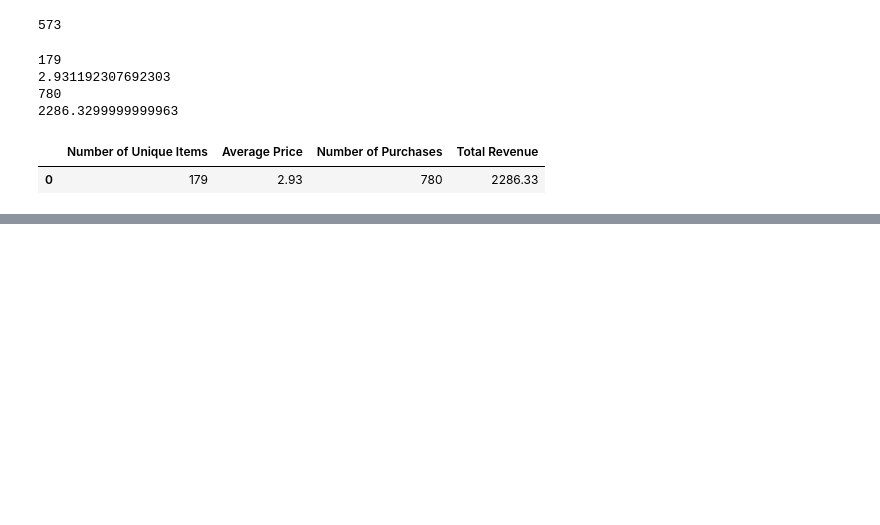
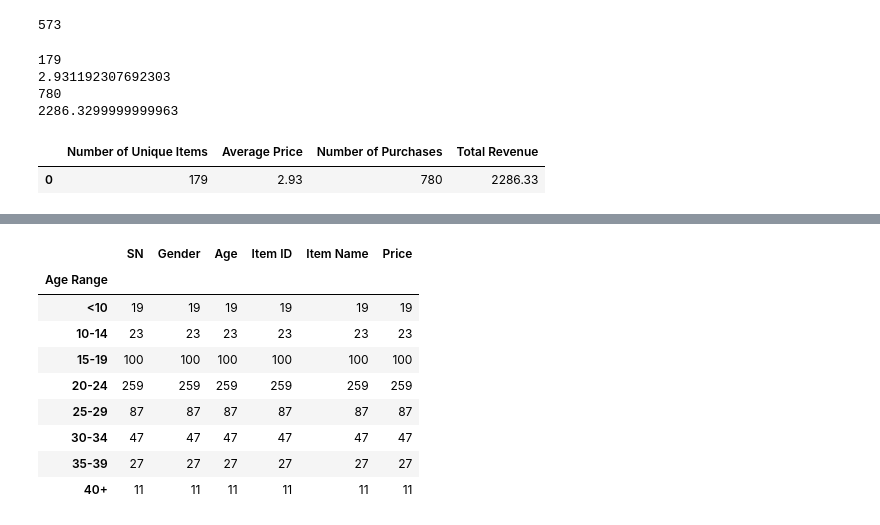
Before and after one commit to Jayleh/UCI, a Jupyter notebook: Homework4/HeroesOfPymoli/Heroes Of Pymoli Data Analysis.ipynb, the cells around one changed output, grey strips where cells are left out. Cells and saved outputs as stored; diff of their text form; code cells hidden in the pictures; blank space fills up the shorter version.

Commit message:
completed age demographics analysis

```diff
--- a/Homework4/HeroesOfPymoli/Heroes Of Pymoli Data Analysis.ipynb
+++ b/Homework4/HeroesOfPymoli/Heroes Of Pymoli Data Analysis.ipynb
@@ -164,0 +179,7 @@ gender_indexed
+# %%
+# Create bins for Age Demographics Analysis
+bins = [2, 9, 14, 19, 24, 29, 34, 39, 99]
+labels = ['<10', '10-14', '15-19', '20-24', '25-29', '30-34', '35-39', '40+']
+
+unique_heroes_df['Age Range'] = pd.cut(unique_heroes_df['Age'], bins=bins, labels=labels)
+unique_heroes_df.head()
@@ -164,0 +197,15 @@ gender_indexed
+# %%
+# Group by age range
+grouped_age_range = unique_heroes_df.groupby(['Age Range']).count()
+grouped_age_range
+# %% [output]
+|  | SN | Gender | Age | Item ID | Item Name | Price |
+| Age Range |  |  |  |  |  |  |
+| <10 | 19 | 19 | 19 | 19 | 19 | 19 |
+| 10-14 | 23 | 23 | 23 | 23 | 23 | 23 |
+| 15-19 | 100 | 100 | 100 | 100 | 100 | 100 |
+| 20-24 | 259 | 259 | 259 | 259 | 259 | 259 |
+| 25-29 | 87 | 87 | 87 | 87 | 87 | 87 |
+| 30-34 | 47 | 47 | 47 | 47 | 47 | 47 |
+| 35-39 | 27 | 27 | 27 | 27 | 27 | 27 |
+| 40+ | 11 | 11 | 11 | 11 | 11 | 11 |
```
Also changed, not shown: parts of 10 cells of this notebook.
